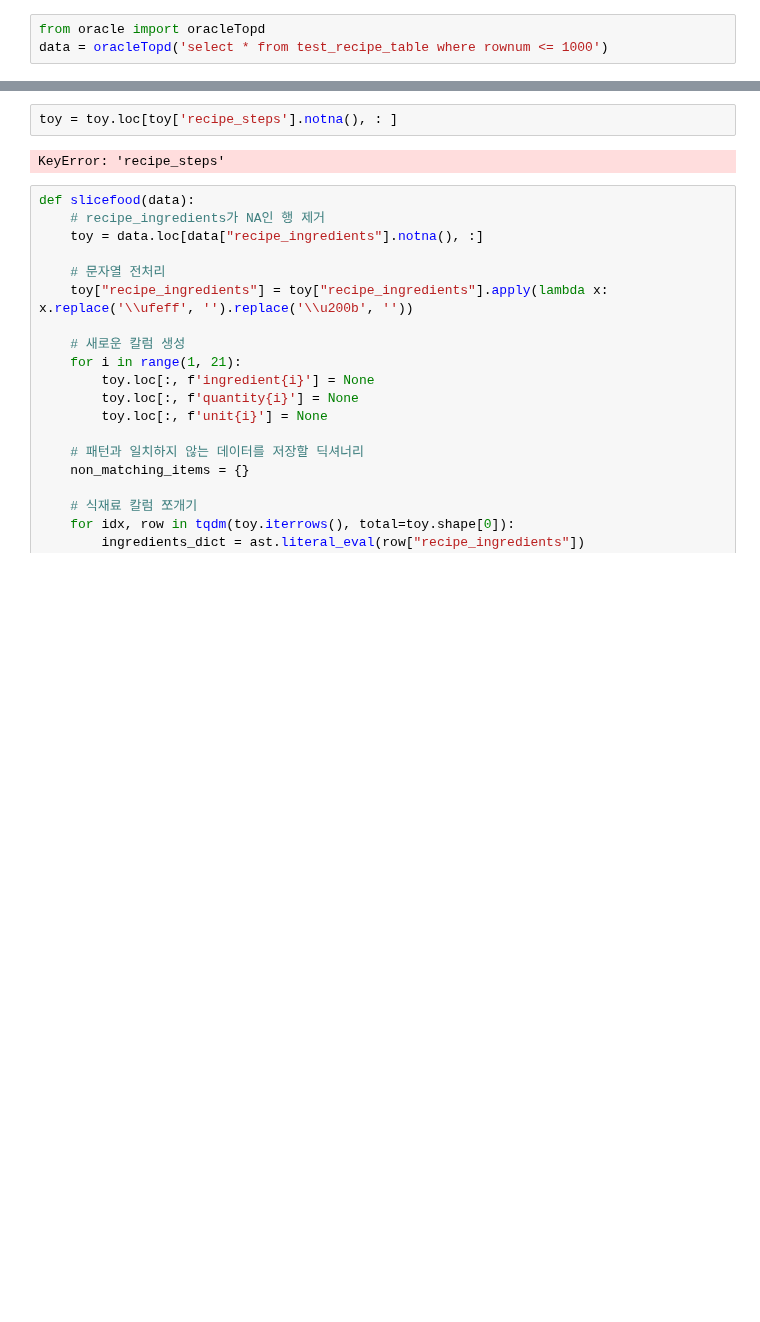
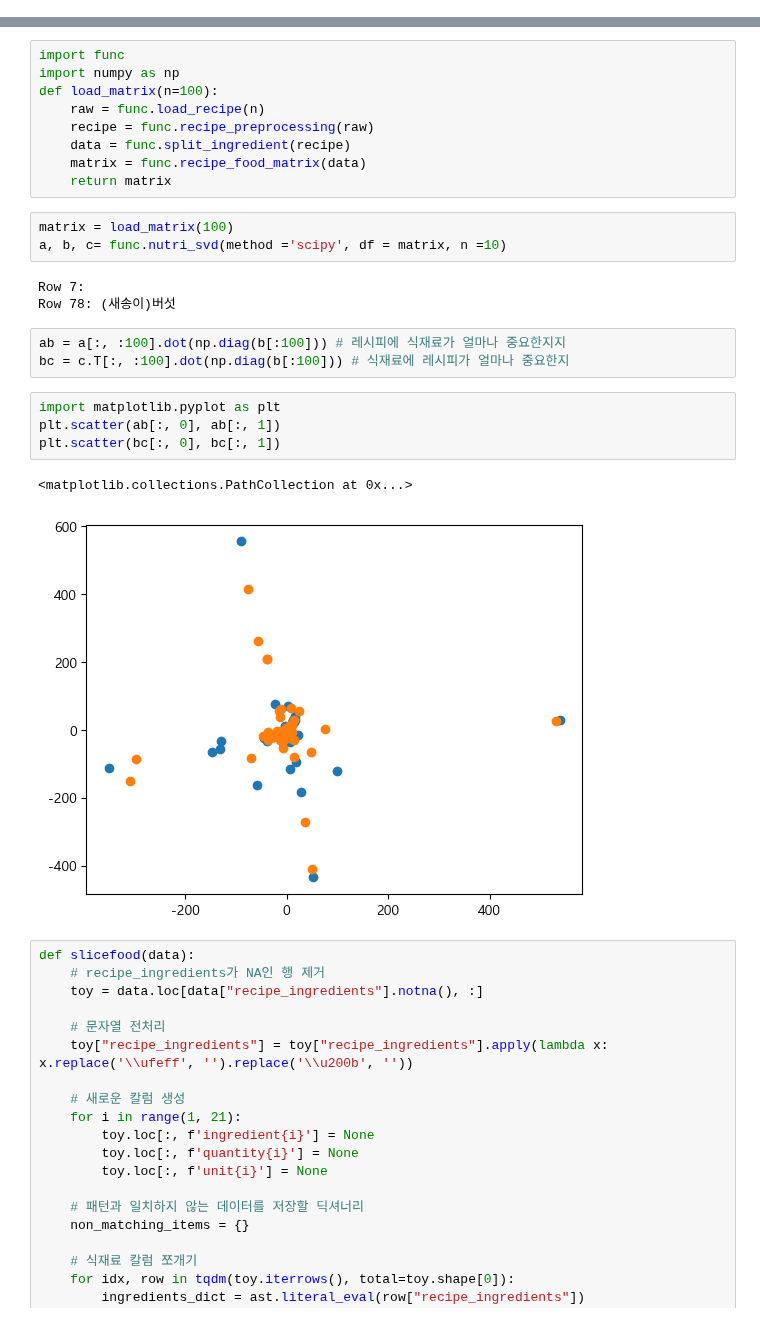
Before and after one commit to kwonhwijun/recipe, a Jupyter notebook: models/feastest.ipynb, the cells around one changed output, grey strips where cells are left out. Drawn from its saved outputs; the diff is of its cells as text; blank space fills up the shorter version.

```diff
--- a/models/feastest.ipynb
+++ b/models/feastest.ipynb
@@ -1,3 +0,0 @@
-# %%
-from oracle import oracleTopd
-data = oracleTopd('select * from test_recipe_table where rownum <= 1000')
@@ -26,7 +1,28 @@ toy
-# %%
-toy = toy.loc[toy['recipe_steps'].notna(), : ]
-# %% [output]
-KeyError: 'recipe_steps'
+# %%
+import func
+import numpy as np
+def load_matrix(n=100):
+    raw = func.load_recipe(n)
+    recipe = func.recipe_preprocessing(raw)
+    data = func.split_ingredient(recipe)
+    matrix = func.recipe_food_matrix(data)
+    return matrix
+# %%
+matrix = load_matrix(100)
+a, b, c= func.nutri_svd(method ='scipy', df = matrix, n =10)
+# %% [output]
+Row 7:
+Row 78: (새송이)버섯
+# %%
+ab = a[:, :100].dot(np.diag(b[:100])) # 레시피에 식재료가 얼마나 중요한지지
+bc = c.T[:, :100].dot(np.diag(b[:100])) # 식재료에 레시피가 얼마나 중요한지
+# %%
+import matplotlib.pyplot as plt
+plt.scatter(ab[:, 0], ab[:, 1])
+plt.scatter(bc[:, 0], bc[:, 1])
+# %% [output]
+<matplotlib.collections.PathCollection at 0x...>
+[figure, added]
 # %%
 def slicefood(data):
     # recipe_ingredients가 NA인 행 제거
```
Also changed, not shown: parts of 3 cells of this notebook, 1 other file.
